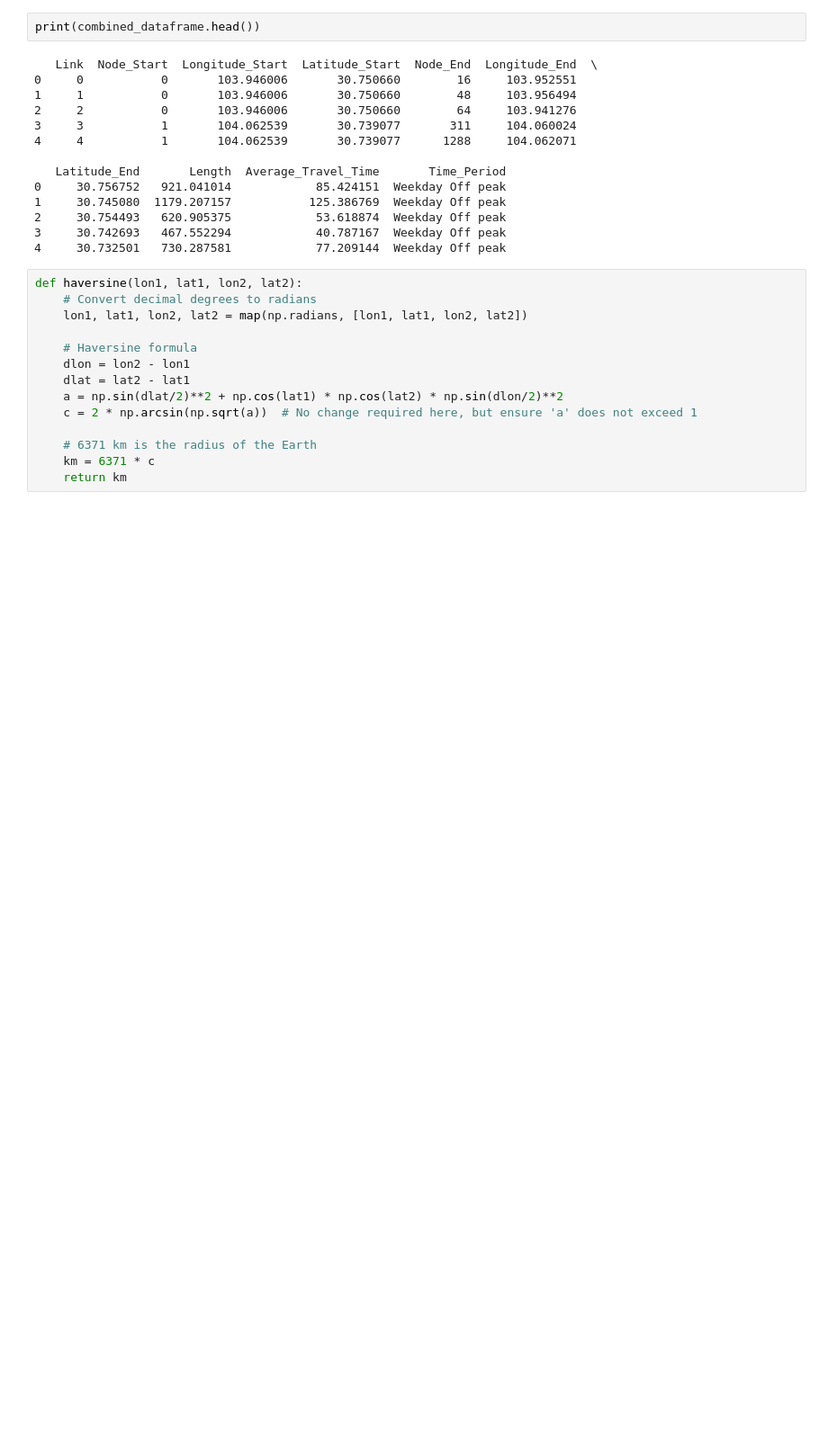
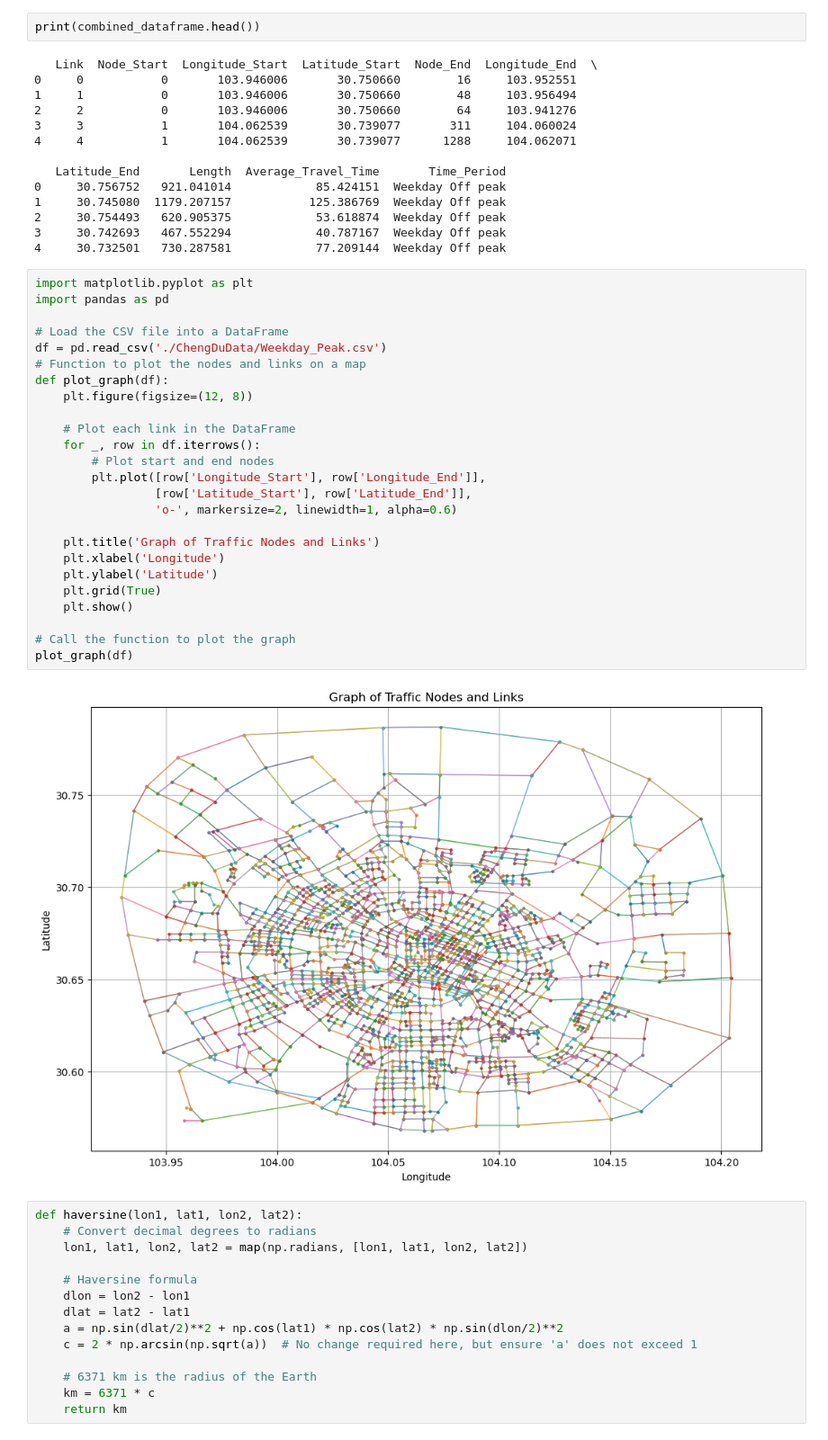
Before and after one commit to kasidis-manasurangkul/time_travel_prediction_model, a Jupyter notebook: model2nana.ipynb, the cells around one changed output. Shown at 90% size. Cells and saved outputs as stored; diff of their text form; blank space fills up the shorter version.

Commit message:
add new graph for evaluation

```diff
--- a/model2nana.ipynb
+++ b/model2nana.ipynb
@@ -58,6 +58,33 @@ print(combined_dataframe.head())
 2     30.754493   620.905375            53.618874  Weekday Off peak
 3     30.742693   467.552294            40.787167  Weekday Off peak
 4     30.732501   730.287581            77.209144  Weekday Off peak
+# %%
+import matplotlib.pyplot as plt
+import pandas as pd
+
+# Load the CSV file into a DataFrame
+df = pd.read_csv('./ChengDuData/Weekday_Peak.csv')
+# Function to plot the nodes and links on a map
+def plot_graph(df):
+    plt.figure(figsize=(12, 8))
+
+    # Plot each link in the DataFrame
+    for _, row in df.iterrows():
+        # Plot start and end nodes
+        plt.plot([row['Longitude_Start'], row['Longitude_End']],
+                 [row['Latitude_Start'], row['Latitude_End']],
+                 'o-', markersize=2, linewidth=1, alpha=0.6)
+
+    plt.title('Graph of Traffic Nodes and Links')
+    plt.xlabel('Longitude')
+    plt.ylabel('Latitude')
+    plt.grid(True)
+    plt.show()
+
+# Call the function to plot the graph
+plot_graph(df)
+# %% [output]
+[figure, added]
 # %%
 def haversine(lon1, lat1, lon2, lat2):
     # Convert decimal degrees to radians
```
Also changed, not shown: parts of 5 cells of this notebook, 1 other file.
